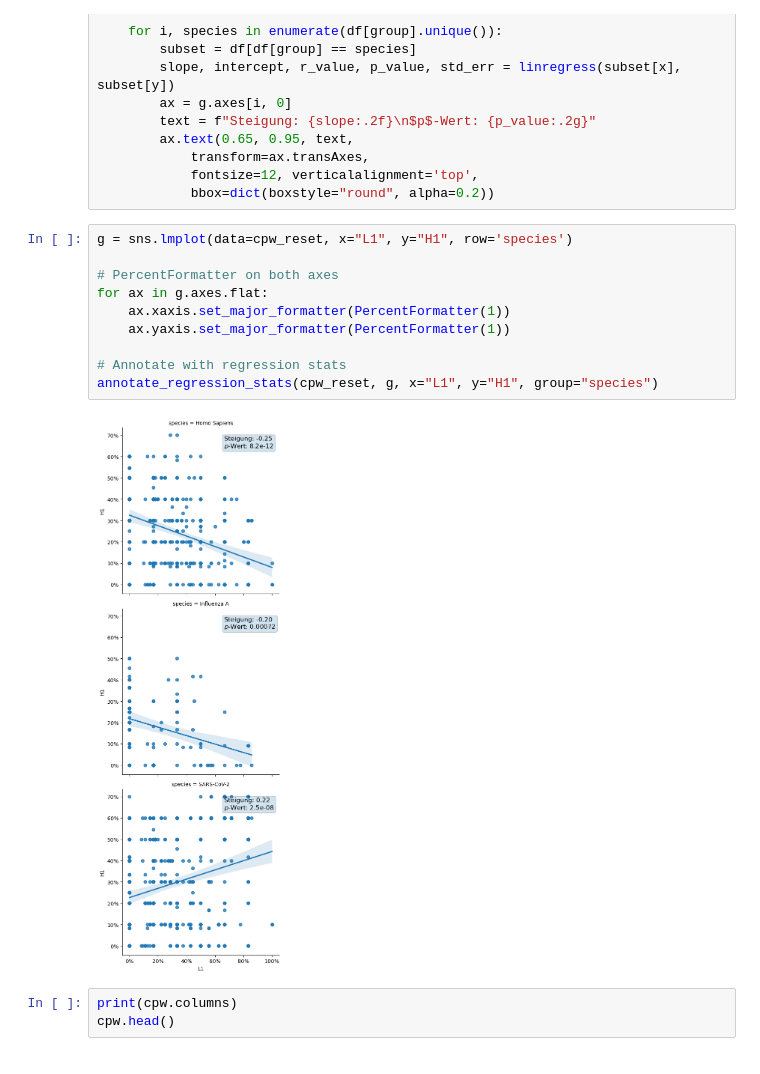
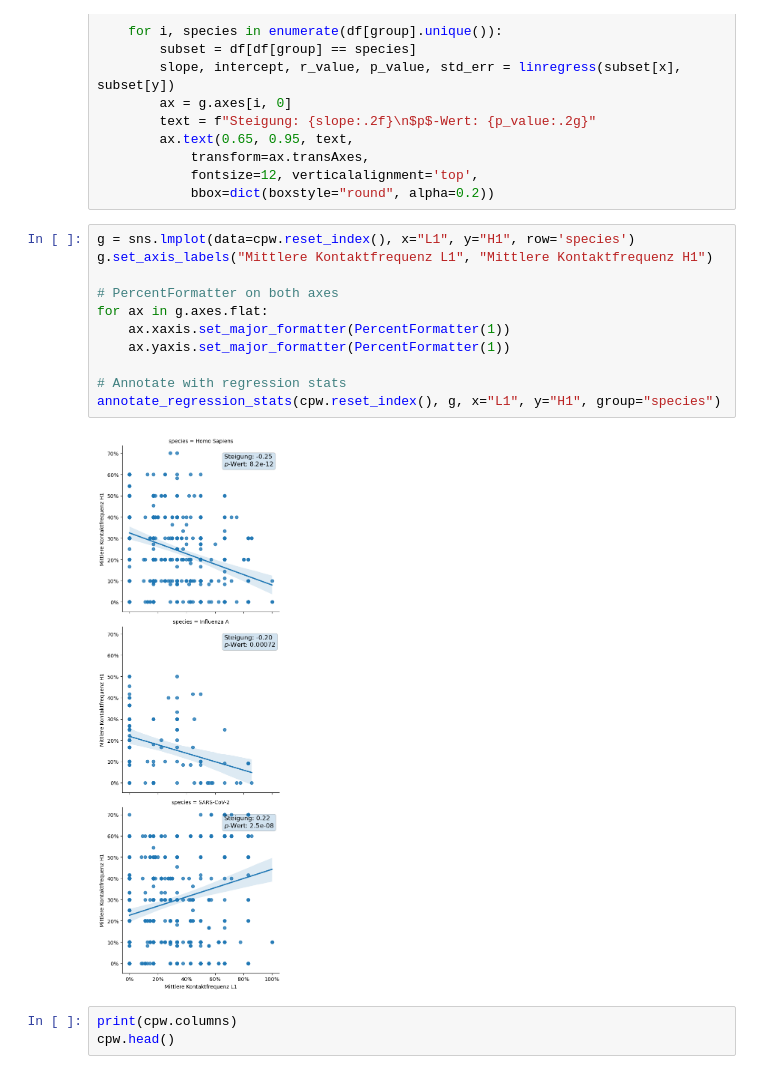
Before and after one commit to datascience-2025-group4/group04-team02, a Jupyter notebook: dataanalysis/03_contacts/02_analyze_contacts.ipynb, the cells around one changed output. Saved outputs shown, nothing was run; the diff lists cells and outputs as text.

```diff
--- a/dataanalysis/03_contacts/02_analyze_contacts.ipynb
+++ b/dataanalysis/03_contacts/02_analyze_contacts.ipynb
@@ -646,17 +646,18 @@ def annotate_regression_stats(df, g, x="L1", y="H1", group="species"):
             fontsize=12, verticalalignment='top',
             bbox=dict(boxstyle="round", alpha=0.2))
 # %%
-g = sns.lmplot(data=cpw_reset, x="L1", y="H1", row='species')
+g = sns.lmplot(data=cpw.reset_index(), x="L1", y="H1", row='species')
+g.set_axis_labels("Mittlere Kontaktfrequenz L1", "Mittlere Kontaktfrequenz H1")
 
 # PercentFormatter on both axes
 for ax in g.axes.flat:
     ax.xaxis.set_major_formatter(PercentFormatter(1))
     ax.yaxis.set_major_formatter(PercentFormatter(1))
 
 # Annotate with regression stats
-annotate_regression_stats(cpw_reset, g, x="L1", y="H1", group="species")
+annotate_regression_stats(cpw.reset_index(), g, x="L1", y="H1", group="species")
 # %% [output]
-[figure, old version]
+[figure, new version]
 # %%
 print(cpw.columns)
 cpw.head()
```
Also changed, not shown: parts of 4 cells of this notebook, 4 other files.
